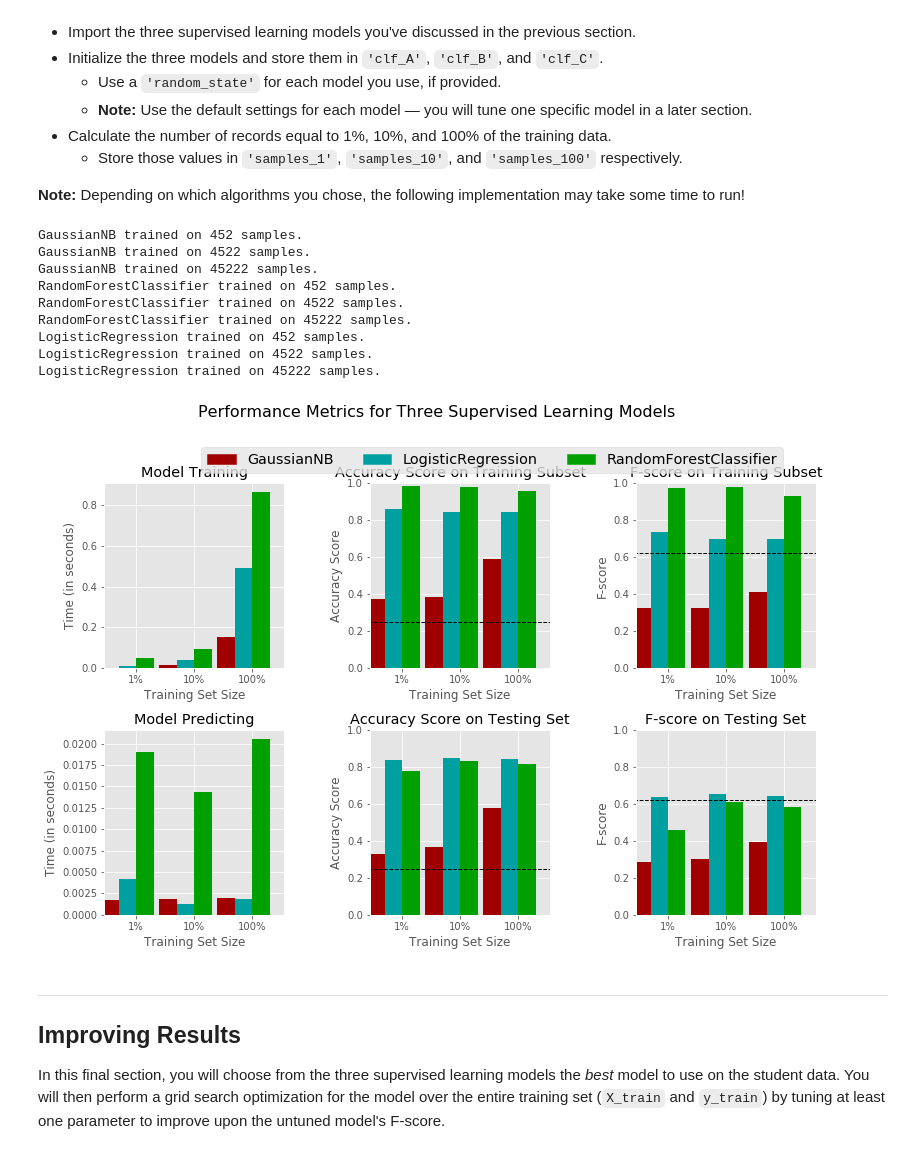
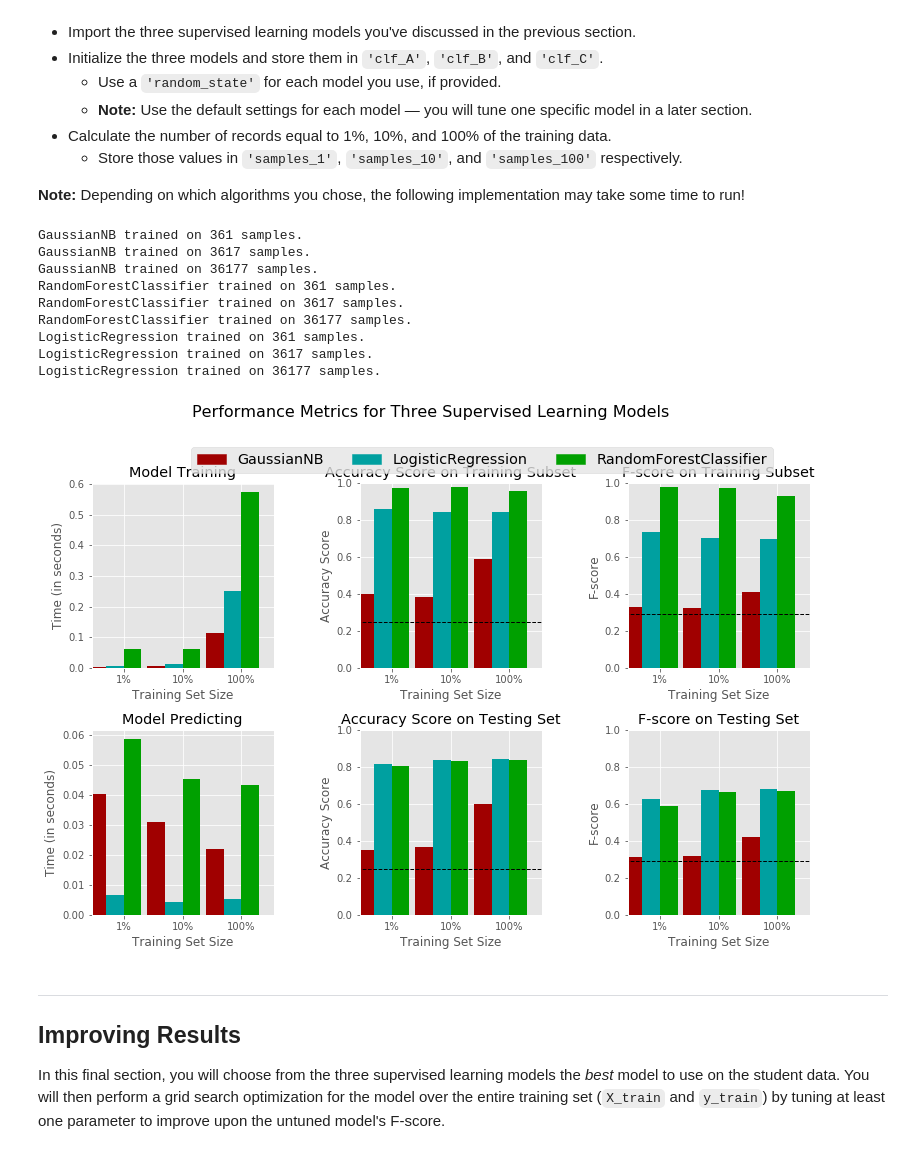
Before and after one commit to jason-r-becker/Machine-Learning-Engineering, a Jupyter notebook: finding_donors/finding_donors.ipynb, the cells around one changed output. Cells and saved outputs as stored; diff of their text form; code cells hidden in the pictures.

Commit message:
Improved results

```diff
--- a/finding_donors/finding_donors.ipynb
+++ b/finding_donors/finding_donors.ipynb
@@ -252,8 +252,8 @@ TN = 0
 FN = 0
 FP = len(income.index) - TP
 accuracy = TP / len(income.index)
-recall = TP / (TP + FP)
-precision = TP / (TP + FN)
+recall = TP / (TP + FN)
+precision = TP / (TP + FP)
 
 # TODO: Calculate F-score using the formula above for beta = 0.5 and correct values for precision and recall.
 # HINT: The formula above can be written as (1 + beta**2) * (precision * recall) / ((beta**2 * precision) + recall)
@@ -335,7 +335,7 @@ def train_predict(learner, sample_size, X_train, y_train, X_test, y_test):
     # TODO: Get the predictions on the test set(X_test),
     #       then get predictions on the first 300 training samples(X_train) using .predict()
     start = time() # Get start time
-    predictions_test = learner.predict(X_test.iloc[:300, :])
+    predictions_test = learner.predict(X_test)
     predictions_train = learner.predict(X_train.iloc[:300, :])
     end = time() # Get end time
 
@@ -346,13 +346,13 @@ def train_predict(learner, sample_size, X_train, y_train, X_test, y_test):
     results['acc_train'] = accuracy_score(y_train[:300] , predictions_train)
 
     # TODO: Compute accuracy on test set using accuracy_score()
-    results['acc_test'] = accuracy_score(y_test[:300] , predictions_test)
+    results['acc_test'] = accuracy_score(y_test , predictions_test)
 
     # TODO: Compute F-score on the the first 300 training samples using fbeta_score()
     results['f_train'] = fbeta_score(y_train[:300] , predictions_train, 0.5)
 
     # TODO: Compute F-score on the test set which is y_test
-    results['f_test'] = fbeta_score(y_test[:300] , predictions_test, 0.5)
+    results['f_test'] = fbeta_score(y_test , predictions_test, 0.5)
 
     # Success
     print "{} trained on {} samples.".format(learner.__class__.__name__, sample_size)
@@ -373,44 +373,44 @@ In the code cell, you will need to implement the following:
 # %%
 # TODO: Import the three supervised learning models from sklearn
 from sklearn.naive_bayes import GaussianNB
 from sklearn.ensemble import RandomForestClassifier
 from sklearn.linear_model import LogisticRegression
 
 # TODO: Initialize the three models
 clf_A = GaussianNB()
 clf_B = RandomForestClassifier(random_state=0)
 clf_C = LogisticRegression(random_state=0)
 
 # TODO: Calculate the number of samples for 1%, 10%, and 100% of the training data
 # HINT: samples_100 is the entire training set i.e. len(y_train)
 # HINT: samples_10 is 10% of samples_100
 # HINT: samples_1 is 1% of samples_100
-samples_100 = len(data.index)
+samples_100 = len(y_train)
 samples_10 = int(samples_100 * 0.1)
 samples_1 = int(samples_100 * 0.01)
 
 # Collect results on the learners
 results = {}
 for clf in [clf_A, clf_B, clf_C]:
     clf_name = clf.__class__.__name__
     results[clf_name] = {}
     for i, samples in enumerate([samples_1, samples_10, samples_100]):
         results[clf_name][i] = \
         train_predict(clf, samples, X_train, y_train, X_test, y_test)
 
 # Run metrics visualization for the three supervised learning models chosen
 vs.evaluate(results, accuracy, fscore)
 # %% [output]
-GaussianNB trained on 452 samples.
-GaussianNB trained on 4522 samples.
-GaussianNB trained on 45222 samples.
-RandomForestClassifier trained on 452 samples.
-RandomForestClassifier trained on 4522 samples.
-RandomForestClassifier trained on 45222 samples.
-LogisticRegression trained on 452 samples.
-LogisticRegression trained on 4522 samples.
-LogisticRegression trained on 45222 samples.
+GaussianNB trained on 361 samples.
+GaussianNB trained on 3617 samples.
+GaussianNB trained on 36177 samples.
+RandomForestClassifier trained on 361 samples.
+RandomForestClassifier trained on 3617 samples.
+RandomForestClassifier trained on 36177 samples.
+LogisticRegression trained on 361 samples.
+LogisticRegression trained on 3617 samples.
+LogisticRegression trained on 36177 samples.
-[figure, old version]
+[figure, new version]
 # %% [markdown]
 ----
 ## Improving Results
```
Also changed, not shown: parts of 9 cells of this notebook, 1 other file.
